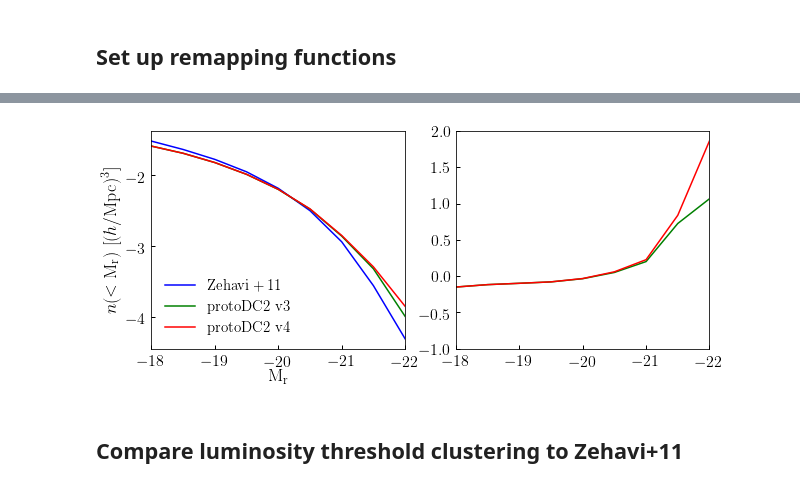
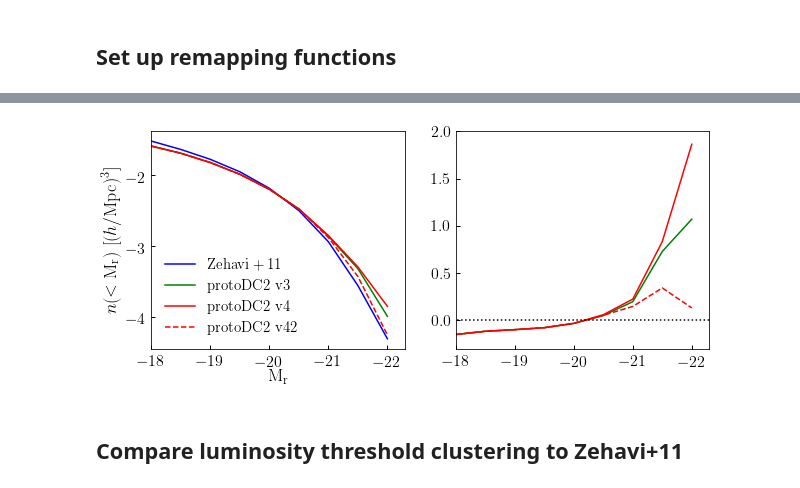
Before and after one commit to LSSTDESC/cosmodc2, a Jupyter notebook: notebooks/rechecking_v3_magr.ipynb, the cells around one changed output, grey strips where cells are left out. Saved outputs shown, nothing was run; the diff lists cells and outputs as text; code cells hidden in the pictures.

```diff
--- a/notebooks/rechecking_v3_magr.ipynb
+++ b/notebooks/rechecking_v3_magr.ipynb
@@ -159,3 +126,15 @@ xlim = ax.set_xlim(-17, -23)
+# %%
+c0_prime = c0 - 0.75
+c1_prime = c1*0.95
+
+median_new_magr2 = c0_prime + c1_prime*np.log10(mock['obs_sm'])
+
+mock['new_magr2'] = mock['restframe_extincted_sdss_abs_magr']
+mock['new_magr2'][remapping_mask] = np.random.normal(
+    loc=median_new_magr2[remapping_mask], scale=0.35, size=num_to_remap)
+
+y2 = mock['new_magr2']
+mock['cam_magr2'] = conditional_abunmatch(x1, y1, x2, y2, nwin)
 # %%
 from cosmodc2.sdss_colors import zehavi11_cumulative_nd
 lumthresh_h1p0, cumnd_sdss = zehavi11_cumulative_nd()
@@ -163,43 +142,43 @@ lumthresh_h1p0, cumnd_sdss = zehavi11_cumulative_nd()
 from cosmodc2.mock_diagnostics import cumulative_nd
 
 volume_v4 = 500.**3.
 protoDC2_littleh = 0.7
 cumnd_pdc2_v3 = cumulative_nd(mock['restframe_extincted_sdss_abs_magr'],
                            volume_v4, protoDC2_littleh, lumthresh_h1p0)
 cumnd_pdc2_v4 = cumulative_nd(mock['cam_magr'],
                            volume_v4, protoDC2_littleh, lumthresh_h1p0)
+cumnd_pdc2_v42 = cumulative_nd(mock['cam_magr2'],
+                           volume_v4, protoDC2_littleh, lumthresh_h1p0)
 
 fig, (ax1, ax2) = plt.subplots(1, 2, figsize=(10, 4), sharex=True)
 
 __=ax1.plot(lumthresh_h1p0, np.log10(cumnd_sdss), label=r'${\rm Zehavi+11}$', color='blue')
 __=ax1.plot(lumthresh_h1p0, np.log10(cumnd_pdc2_v3),
             label=r'${\rm protoDC2\ v3}$', color='green')
 __=ax1.plot(lumthresh_h1p0, np.log10(cumnd_pdc2_v4),
             label=r'${\rm protoDC2\ v4}$', color='red')
+__=ax1.plot(lumthresh_h1p0, np.log10(cumnd_pdc2_v42), '--',
+            label=r'${\rm protoDC2\ v42}$',  color='red')
 
 fracdiff_pdc2_v3 = (cumnd_pdc2_v3 - cumnd_sdss)/cumnd_sdss
 fracdiff_pdc2_v4 = (cumnd_pdc2_v4 - cumnd_sdss)/cumnd_sdss
-# fracdiff_pdc2_v4_model2 = (cumnd_pdc2_v4_model2 - cumnd_sdss)/cumnd_sdss
-# fracdiff_pdc2_v4_model3 = (cumnd_pdc2_v4_model3 - cumnd_sdss)/cumnd_sdss
-# fracdiff_pdc2_v3 = (cumnd_pdc2_v3 - cumnd_sdss)/cumnd_sdss
+fracdiff_pdc2_v42 = (cumnd_pdc2_v42 - cumnd_sdss)/cumnd_sdss
 
 __=ax2.plot(lumthresh_h1p0, fracdiff_pdc2_v3,
             label=r'${\rm protoDC2\ v3}$', color='green')
 __=ax2.plot(lumthresh_h1p0, fracdiff_pdc2_v4,
             label=r'${\rm protoDC2\ v4}$', color='red')
-# __=ax2.plot(lumthresh_h1p0, fracdiff_pdc2_v4_model3,
-#             label=r'${\rm protoDC2\ v4\ model\ 3}$', color='red')
-# __=ax2.plot(lumthresh_h1p0, fracdiff_pdc2_v3, ':', color='k',
-#             label=r'${\rm protoDC2\ v3}$')
-# __=ax2.plot(np.linspace(-100, 100, 100), np.zeros(100), ':', color='k')
+__=ax2.plot(lumthresh_h1p0, fracdiff_pdc2_v42, '--',
+            label=r'${\rm protoDC2\ v42}$', color='red')
+__=ax2.plot(np.linspace(-100, 100, 100), np.zeros(100), ':', color='k')
 
 legend = ax1.legend()
 xlabel = ax1.set_xlabel(r'${\rm M_{r}}$')
 ylabel = ax1.set_ylabel(r'$n(<{\rm M_r})\ [(h/{\rm Mpc})^3]$')
 
-xlim1 = ax1.set_xlim(-18, -22)
-ylim2 = ax2.set_ylim(-1, 2)
+xlim1 = ax1.set_xlim(-18, -22.3)
+ylim2 = ax2.set_ylim(-0.3, 2)
 # %% [output]
-[figure, old version]
+[figure, new version]
 # %% [markdown]
 ## Compare luminosity threshold clustering to Zehavi+11
```
Also changed, not shown: parts of 12 cells of this notebook.
